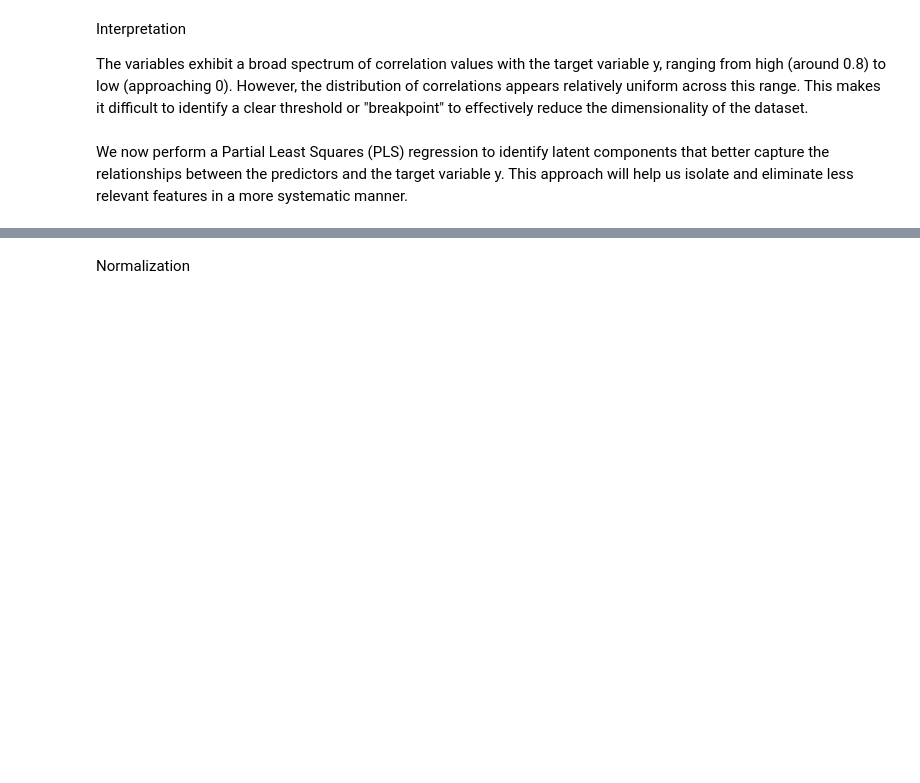
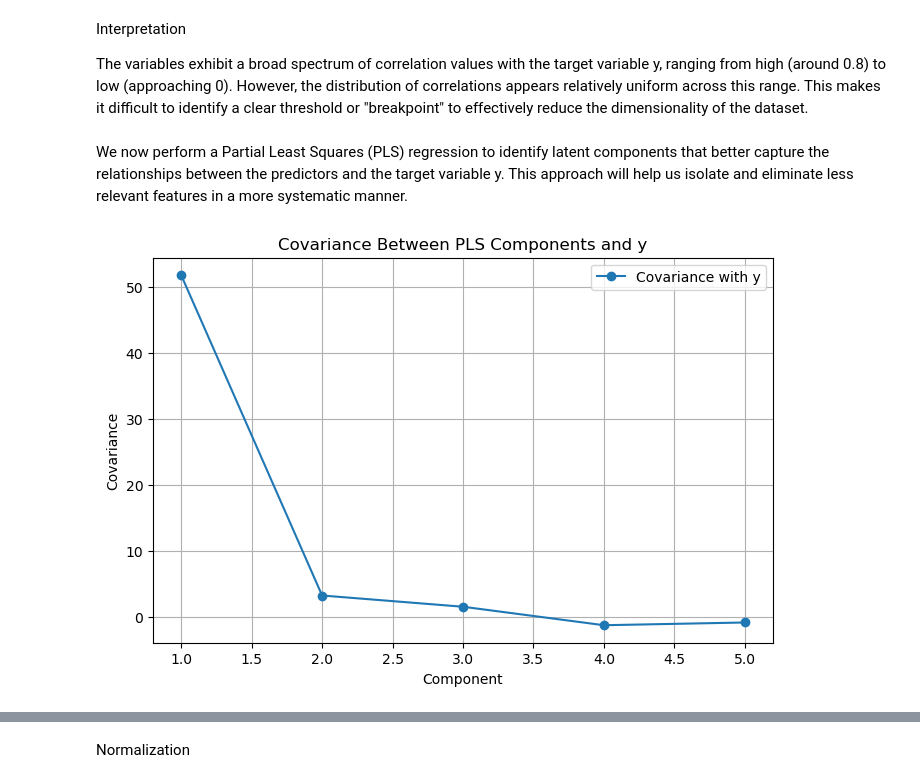
Before and after one commit to luc-polo/Advanced-Regression-Challenge, a Jupyter notebook: Script.ipynb, the cells around one changed output, grey strips where cells are left out. Saved outputs shown, nothing was run; the diff lists cells and outputs as text; code cells hidden in the pictures; blank space fills up the shorter version.

```diff
--- a/Script.ipynb
+++ b/Script.ipynb
@@ -296,3 +377,28 @@ The variables exhibit a broad spectrum of correlation values with the target var
 We now perform a Partial Least Squares (PLS) regression to identify latent components
 that better capture the relationships between the predictors and the target variable y.
 This approach will help us isolate and eliminate less relevant features in a more systematic manner.
+# %%
+from sklearn.cross_decomposition import PLSRegression
+import numpy as np
+import matplotlib.pyplot as plt
+
+# Initialize and fit the PLS model
+n_components = 5  # Maximum number of components to test
+pls_model = PLSRegression(n_components=n_components)
+pls_model.fit(X, Y)
+
+# Calculate covariances between each latent component and Y
+latent_components = pls_model.x_scores_
+covariances = [np.cov(latent_components[:, i], Y)[0, 1] for i in range(latent_components.shape[1])]
+
+# Plot the covariances
+plt.figure(figsize=(8, 5))
+plt.plot(range(1, n_components + 1), covariances, marker='o', label="Covariance with y")
+plt.title("Covariance Between PLS Components and y")
+plt.xlabel("Component")
+plt.ylabel("Covariance")
+plt.grid()
+plt.legend()
+plt.show()
+# %% [output]
+[figure, added]
```
Also changed, not shown: parts of 16 cells of this notebook.
